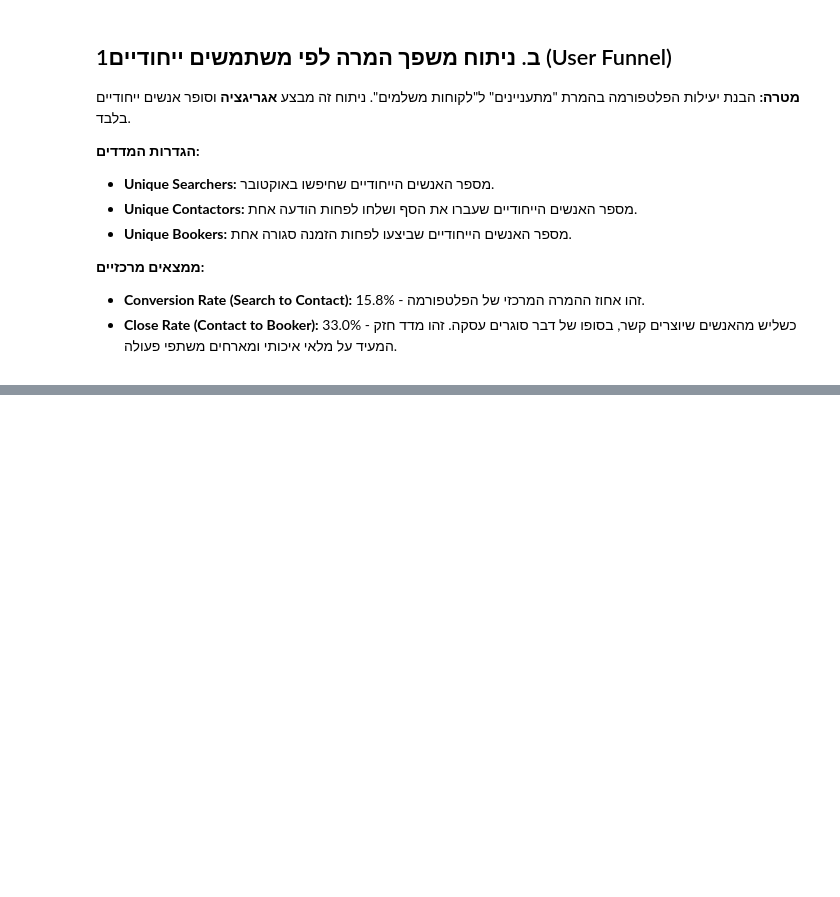
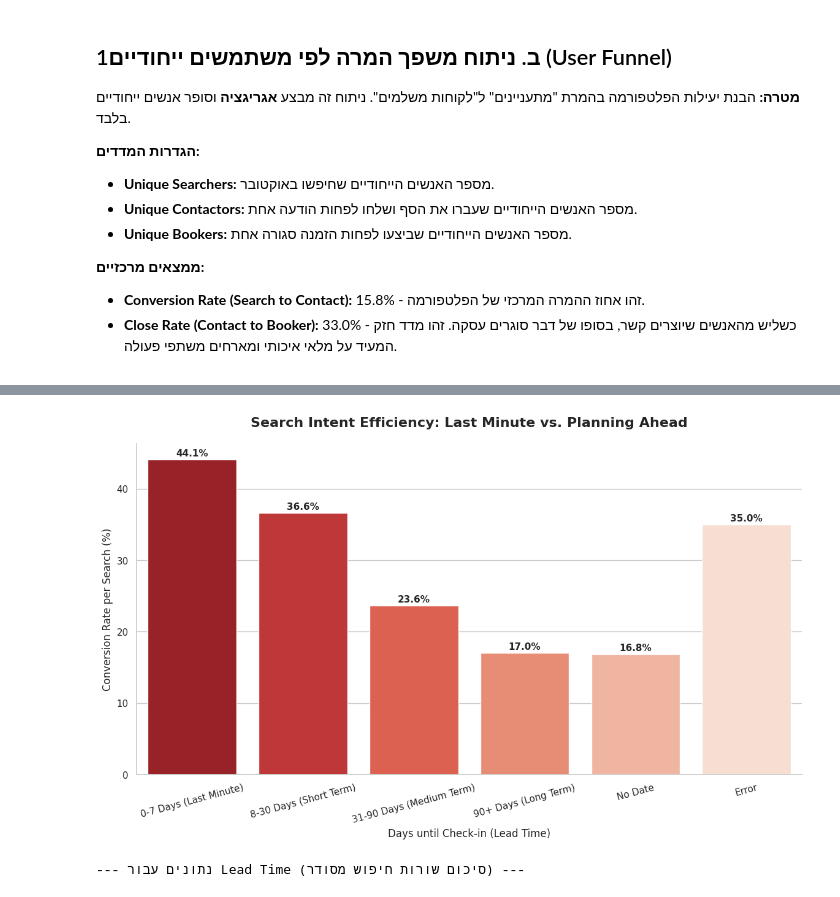
Before and after one commit to nemiys/Project-3---Airbnb-Dublin-, a Jupyter notebook: AirbnbDablin.ipynb, the cells around one changed output, grey strips where cells are left out. Saved outputs shown, nothing was run; the diff lists cells and outputs as text; code cells hidden in the pictures; blank space fills up the shorter version.

```diff
--- a/AirbnbDablin.ipynb
+++ b/AirbnbDablin.ipynb
@@ -821,0 +487,12 @@ Passing `palette` without assigning `hue` is deprecated and will be removed in v
+# %%
+# --- שלב 1: סינון לחודש הרלוונטי ---
+oct_searches = df_searches[df_searches['ds'].dt.month == 10].copy()
+oct_contacts = df_contacts[df_contacts['ts_contact_at'].dt.month == 10].copy()
+
+# --- שלב 2: העשרת נתונים (Feature Engineering) - כאן זה קורה! ---
+# אנחנו יוצרים את ה'מטרה' (Target) שננתח לאורך כל 5 המבחנים
+converted_users = oct_contacts['id_guest'].unique()
+oct_searches['is_converted_session'] = oct_searches['id_user'].isin(converted_users).astype(int)
+
+# --- שלב 3: התחלת 5 המבחנים (EDA) ---
+# עכשיו אפשר להריץ groupby על כל עמודה בקלות
@@ -821,0 +514,64 @@ Passing `palette` without assigning `hue` is deprecated and will be removed in v
+# %%
+# 1. הגדרת סדר לוגי לקטגוריות (כדי שהגרף לא יהיה אלפביתי אלא לפי זמן)
+lead_time_order = [
+    '0-7 Days (Last Minute)',
+    '8-30 Days (Short Term)',
+    '31-90 Days (Medium Term)',
+    '90+ Days (Long Term)',
+    'No Date',
+    'Error'
+]
+
+# 2. הכנת הנתונים ואגרגציה
+# יצירת עמודת ההמרה (מבוסס על שלב ההכנה)
+converted_users = oct_contacts['id_guest'].unique()
+oct_searches['is_converted_session'] = oct_searches['id_user'].isin(converted_users).astype(int)
+
+
+# אגרגציה לפי lead_time_category
+lead_time_summary = oct_searches.groupby('lead_time_category', observed=True).agg(
+    Total_Searches=('is_converted_session', 'count'),
+    Converted_Searches=('is_converted_session', 'sum'),
+    Conversion_Rate_Pct=('is_converted_session', lambda x: x.mean() * 100)
+).reset_index()
+
+# הגדרת הסדר ב-DataFrame ומיון
+lead_time_summary['lead_time_category'] = pd.Categorical(
+    lead_time_summary['lead_time_category'],
+    categories=lead_time_order,
+    ordered=True
+)
+lead_time_summary = lead_time_summary.sort_values('lead_time_category')
+
+# 3. ויזואליזציה
+plt.figure(figsize=(14, 7))
+
+# שימוש ב-hue ו-legend=False כדי למנוע את אזהרת ה-FutureWarning
+ax = sns.barplot(
+    data=lead_time_summary,
+    x='lead_time_category',
+    y='Conversion_Rate_Pct',
+    hue='lead_time_category',
+    palette='Reds_r', # Reds_r נותן אדום כהה ל-Last Minute ומתבהר ככל שמתרחקים
+    legend=False
+)
+
+plt.title('Search Intent Efficiency: Last Minute vs. Planning Ahead', fontsize=16, fontweight='bold', pad=20)
+plt.ylabel('Conversion Rate per Search (%)', fontsize=12)
+plt.xlabel('Days until Check-in (Lead Time)', fontsize=12)
+
+# הוספת תוויות אחוזים מעל הברים
+for i, v in enumerate(lead_time_summary['Conversion_Rate_Pct']):
+    if pd.notnull(v): # בדיקה שאין ערכי NaN
+        plt.text(i, v + 0.5, f'{v:.1f}%', ha='center', fontweight='bold', fontsize=11)
+
+sns.despine()
+plt.xticks(rotation=15)
+plt.show()
+
+# 4. הצגת נתונים גולמיים
+print("\n--- נתונים עבור Lead Time (סיכום שורות חיפוש מסודר) ---")
+display(lead_time_summary.round(2))
+# %% [output]
+[figure, added]
+--- נתונים עבור Lead Time (סיכום שורות חיפוש מסודר) ---
```
Also changed, not shown: parts of 62 cells of this notebook.
